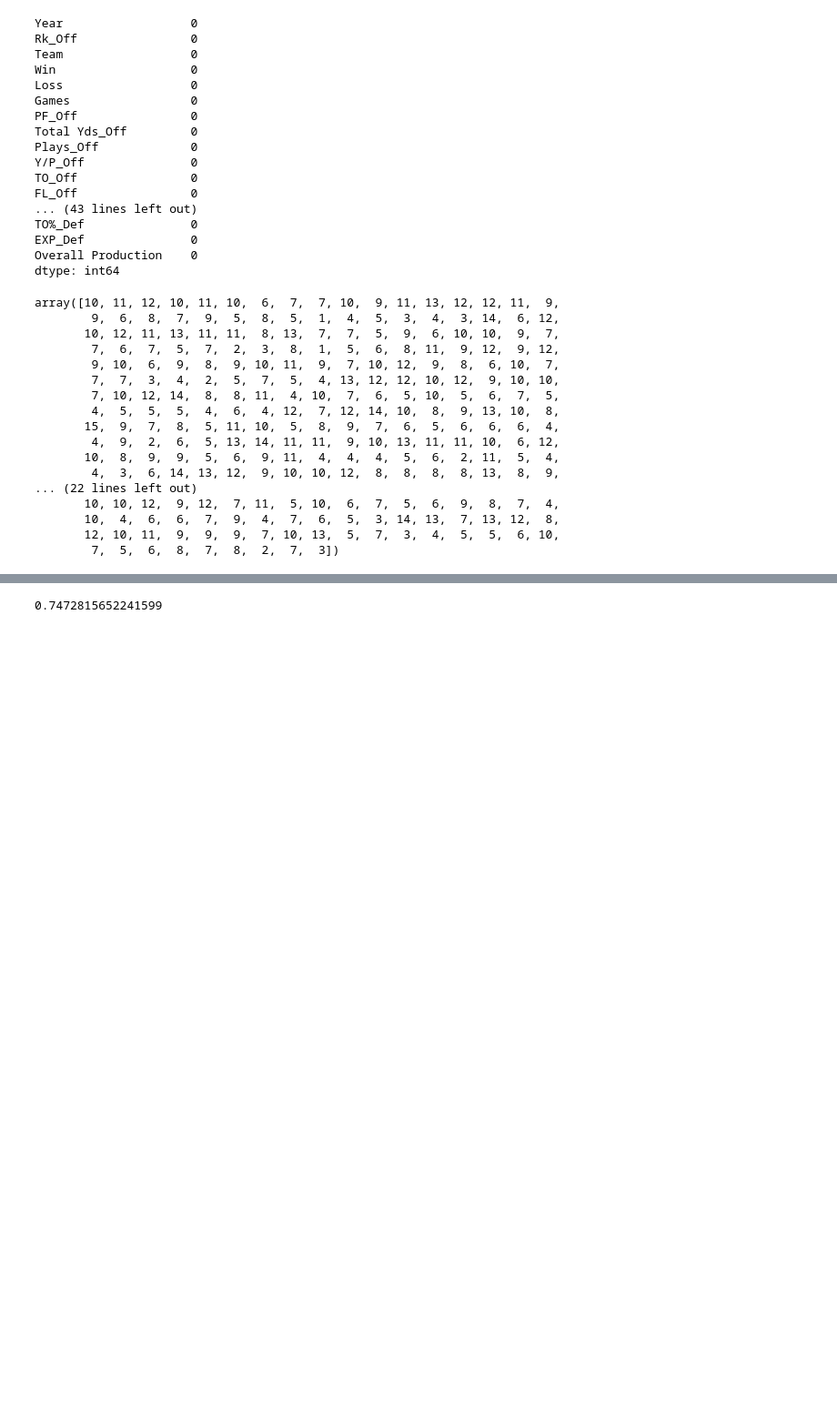
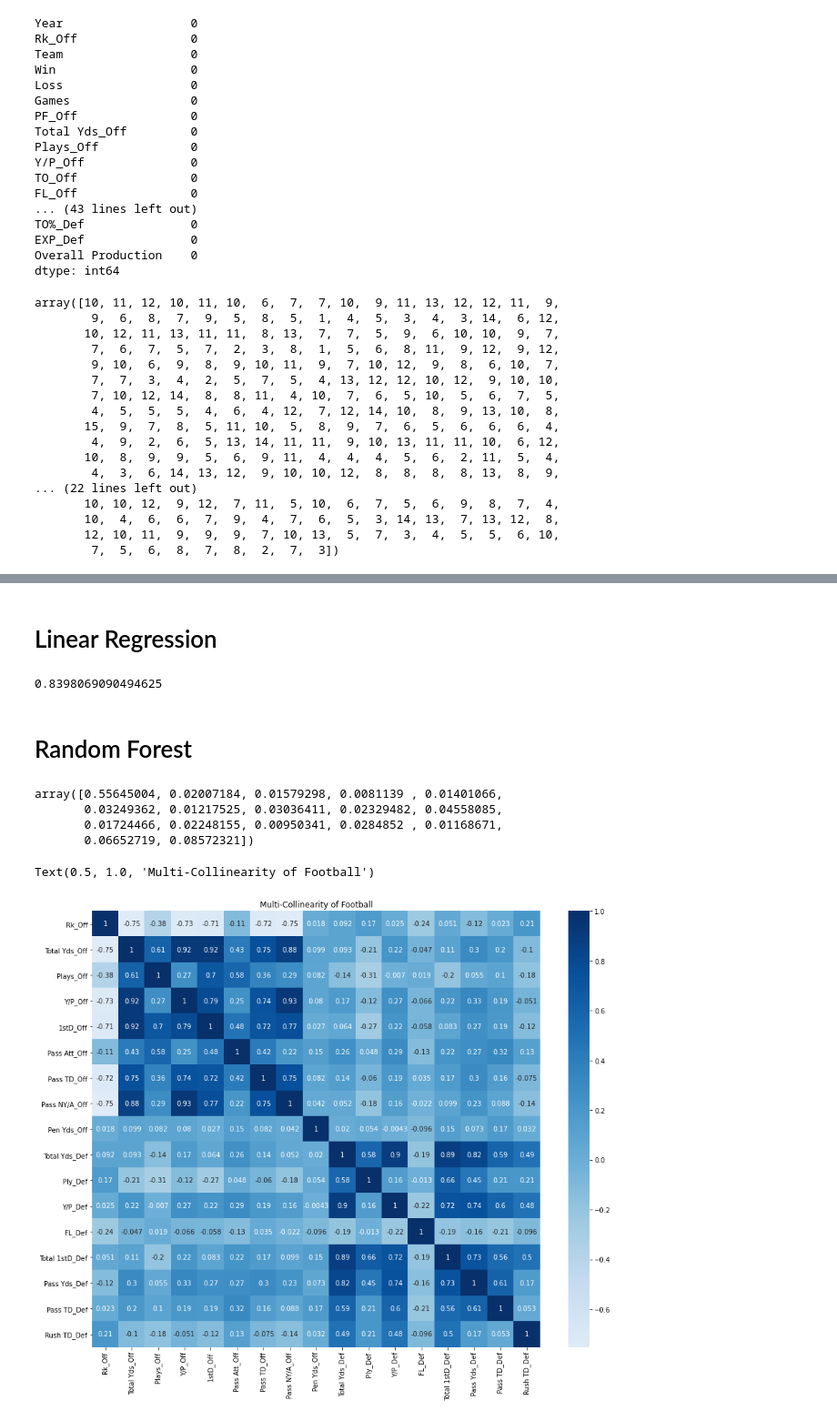
Before and after one commit to BryanWilsonRU/Final_Project, a Jupyter notebook: notebooks/preprocessing.ipynb, the cells around one changed output, grey strips where cells are left out. Shown at 91% size. Cells and saved outputs as stored; diff of their text form; code cells hidden in the pictures; blank space fills up the shorter version.

Commit message:
Linear regression model 84% and random forest regressor added

```diff
--- a/notebooks/preprocessing.ipynb
+++ b/notebooks/preprocessing.ipynb
@@ -69,10 +74,12 @@ array([10, 11, 12, 10, 11, 10,  6,  7,  7, 10,  9, 11, 13, 12, 12, 11,  9,
        12, 10, 11,  9,  9,  9,  7, 10, 13,  5,  7,  3,  4,  5,  5,  6, 10,
         7,  5,  6,  8,  7,  8,  2,  7,  3])
 # %%
-inputs = data_df[["Rk_Off", "Total Yds_Off", "Plays_Off","Y/P_Off",
- "1stD_Off","Pass Att_Off","Pass TD_Off", "Pass NY/A_Off",
-"Pen Yds_Off","Total Yds_Def", "Ply_Def","Y/P_Def",
-"FL_Def","Total 1stD_Def","Pass Yds_Def","Pass TD_Def",
-"Rush TD_Def"]]
+# inputs = data_df[["Rk_Off", "Total Yds_Off", "Plays_Off","Y/P_Off",
+#  "1stD_Off","Pass Att_Off","Pass TD_Off", "Pass NY/A_Off",
+# "Pen Yds_Off","Total Yds_Def", "Ply_Def","Y/P_Def",
+# "FL_Def","Total 1stD_Def","Pass Yds_Def","Pass TD_Def",
+# "Rush TD_Def"]]
+inputs = data_df.drop(columns=["Team" , "Year", "Win", "Loss", "Games"])
+feature_names = inputs.columns
 inputs
 # %% [output]
@@ -113,8 +120,29 @@ array([[-1.67829457e+00,  2.70292403e+00,  4.08674079e-02, ...,
 # %%
 x_train, x_test, y_train, y_test = train_test_split(inputs, targets)
+# %% [markdown]
+# Linear Regression
 # %%
 regressor = LinearRegression()
 regressor.fit(x_train, y_train)
 regressor.score(x_test, y_test)
 # %% [output]
-0.7472815652241599
+0.8398069090494625
+# %% [markdown]
+# Random Forest
+# %%
+regressor = RandomForestRegressor(n_estimators=10,random_state=0)
+regressor.fit(x_train,y_train)
+# regressor.score(x_test,y_test)
+sorted(zip(regressor.feature_importances_ , feature_names), reverse=True)
+# %% [output]
+array([0.55645004, 0.02007184, 0.01579298, 0.0081139 , 0.01401066,
+       0.03249362, 0.01217525, 0.03036411, 0.02329482, 0.04558085,
+       0.01724466, 0.02248155, 0.00950341, 0.0284852 , 0.01168671,
+       0.06652719, 0.08572321])
+# %%
+fig, ax = plt.subplots(figsize=(15,12))
+sns.heatmap(inputs.corr(), center=0, cmap="Blues",annot=True)
+ax.set_title("Multi-Collinearity of Football Stats")
+# %% [output]
+Text(0.5, 1.0, 'Multi-Collinearity of Football')
+[figure, added]
```
Also changed, not shown: parts of 4 cells of this notebook, 1 other file.
